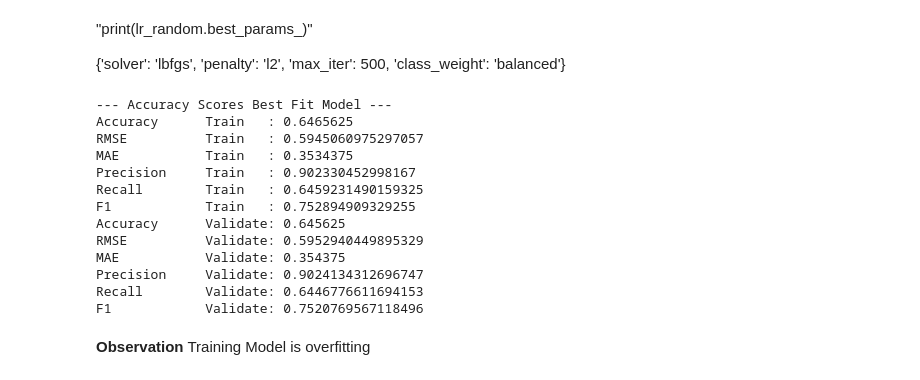
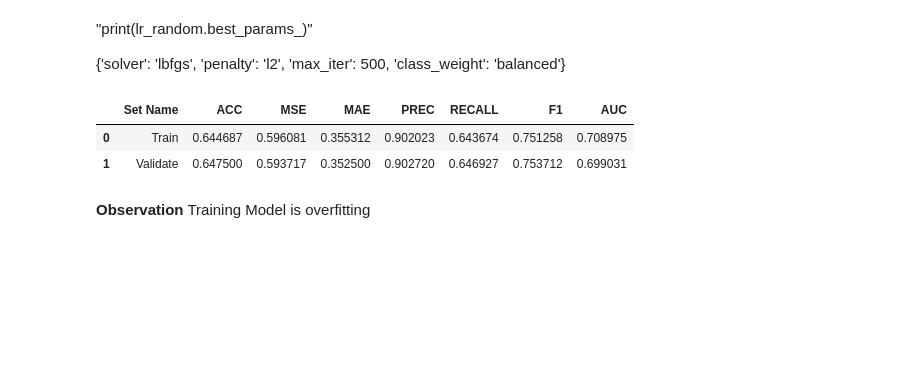
Before and after one commit to nuwanprabhath/kaggle-nba-career-prediction, a Jupyter notebook: notebooks/fragar_nathan-93087548-week3-LogisticRegression.ipynb, the cells around one changed output. Saved outputs shown, nothing was run; the diff lists cells and outputs as text; code cells hidden in the pictures; blank space fills up the shorter version.

```diff
--- a/notebooks/fragar_nathan-93087548-week3-LogisticRegression.ipynb
+++ b/notebooks/fragar_nathan-93087548-week3-LogisticRegression.ipynb
@@ -42,6 +52,6 @@ X_train, y_train, X_val, y_val, X_test, y_test = load_sets(path='data/processed/
 # %% [markdown]
 **[3.1]** Task: Find the mode of the target variable and print it's value
 # %%
-y_mode = y_train.mean()
-y_mode
+y_mode = np.array(stats.mode(y_train)[0])
+print(y_mode)
 # %% [output]
@@ -151,22 +160,3 @@ ValueError: Solver lbfgs supports only 'l2' or 'none' penalties, got elasticnet
 {'solver': 'lbfgs', 'penalty': 'l2', 'max_iter': 500, 'class_weight': 'balanced'}
 # %%
 lr_best = LR(solver='lbfgs', penalty='l2', max_iter=500, class_weight='balanced').fit(X_train, y_train)
-# %%
-print("--- Accuracy Scores Best Fit Model ---")
-#print_reg_perf(y_train, y_base,                   set_name="Baseline")
-print_reg_perf(lr_best.predict(X_train), y_train, set_name="Train   ")
-print_reg_perf(lr_best.predict(X_val), y_val,     set_name="Validate")
-# %% [output]
---- Accuracy Scores Best Fit Model ---
-Accuracy      Train   : 0.6465625
-RMSE          Train   : 0.5945060975297057
-MAE           Train   : 0.3534375
-Precision     Train   : 0.902330452998167
-Recall        Train   : 0.6459231490159325
-F1            Train   : 0.752894909329255
-Accuracy      Validate: 0.645625
-RMSE          Validate: 0.5952940449895329
-MAE           Validate: 0.354375
-Precision     Validate: 0.9024134312696747
-Recall        Validate: 0.6446776611694153
-F1            Validate: 0.7520769567118496
@@ -173,3 +165,9 @@ F1            Validate: 0.7520769567118496
+# %%
+score_models(X_train = X_train, y_train = y_train, X_val = X_val, y_val = y_val, y_base = y_base, includeBase = True, model = lr_best)
+# %% [output]
+|  | Set Name | ACC | MSE | MAE | PREC | RECALL | F1 | AUC |
+| 0 | Train | 0.644687 | 0.596081 | 0.355312 | 0.902023 | 0.643674 | 0.751258 | 0.708975 |
+| 1 | Validate | 0.647500 | 0.593717 | 0.352500 | 0.902720 | 0.646927 | 0.753712 | 0.699031 |
 # %% [markdown]
 **Observation** Training Model is overfitting
 # %% [markdown]
```
Also changed, not shown: parts of 29 cells of this notebook.
